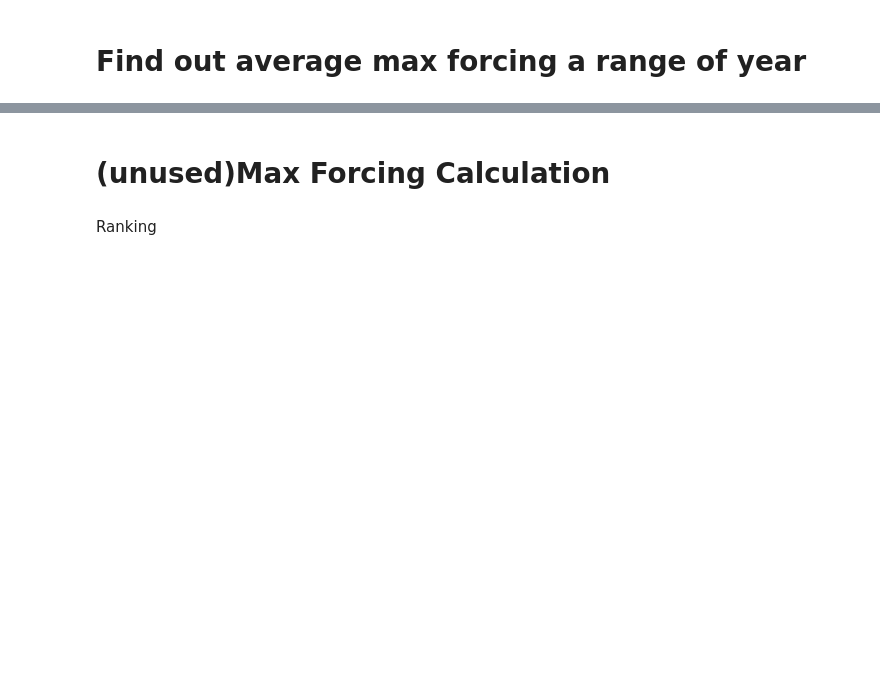
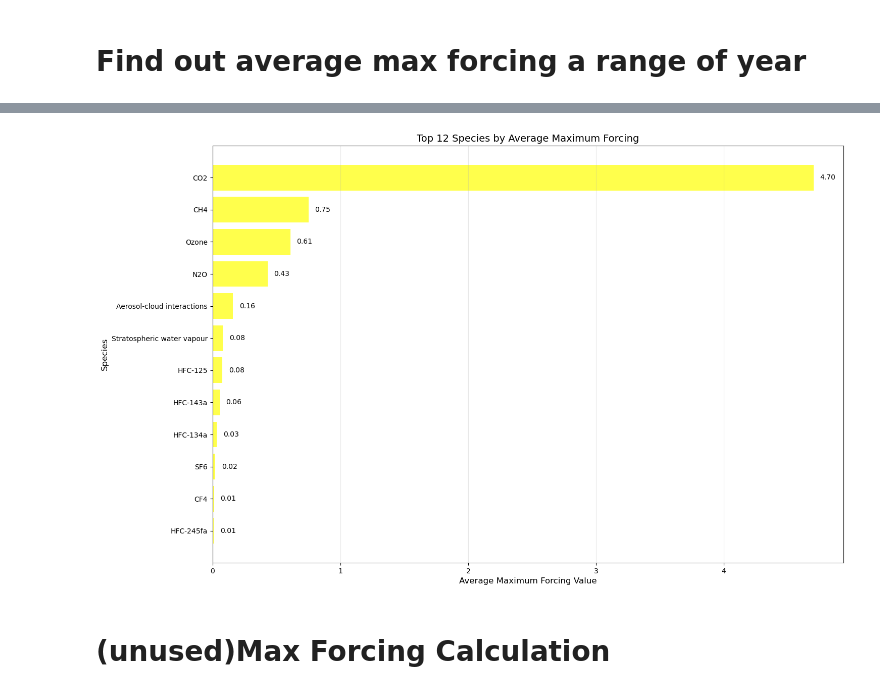
Before and after one commit to xuxingcheng/FAIR-emission-climate-model, a Jupyter notebook: Max Forcing Analysis.ipynb, the cells around one changed output, grey strips where cells are left out. Saved outputs shown, nothing was run; the diff lists cells and outputs as text; code cells hidden in the pictures; blank space fills up the shorter version.

```diff
--- a/Max Forcing Analysis.ipynb
+++ b/Max Forcing Analysis.ipynb
@@ -229,0 +291,17 @@ summary_df
+# %%
+def ranking(forcing_df, max_threshold, cv_threshold, output_number = 100000000, dropna = False):
+    if dropna:
+        forcing_df = forcing_df.dropna()
+
+    forcing_df["std_by_scenario"] = forcing_df.groupby('specie')['mean_max_forcing'].transform('std')
+    forcing_df["mean_by_scenario"] = forcing_df.groupby('specie')['mean_max_forcing'].transform('mean')
+    forcing_df["cv_by_scenario"] = forcing_df["std_by_scenario"]/forcing_df["mean_by_scenario"]
+    forcing_df.drop(columns=["std_by_scenario", "mean_by_scenario"], inplace=True)
+
+    forcing_df = forcing_df[forcing_df['mean_max_forcing'] > max_threshold]
+    forcing_df = forcing_df[forcing_df['cv_by_scenario'] > cv_threshold]
+
+    return forcing_df.sort_values("mean_max_forcing", ascending = False).head(output_number)
+
+ranked_df = ranking(summary_df, 0.01, 0.1)
+ranked_df
@@ -230,3 +322,7 @@ summary_df
+# %%
+plot_top(ranked_df, 20)
+# %% [output]
+[figure, added]
 # %% [markdown]
 # (unused)Max Forcing Calculation
 # %%
@@ -301,5 +397,3 @@ max_forcing_df_Rcimp = forcing_writein(o3ariNOx_maxforcing_dict, max_forcing_df_
 max_forcing_df_Rcimp.to_csv('examples/data/calibrated_constrained_ensemble/max_forcing_Rcimp.csv')
 max_forcing_df_Rcimp
 #max_forcing_df_Rcimp[max_forcing_df_Rcimp['specie'] == 'o3VOC']
-# %% [markdown]
-Ranking
```
Also changed, not shown: parts of 12 cells of this notebook.
